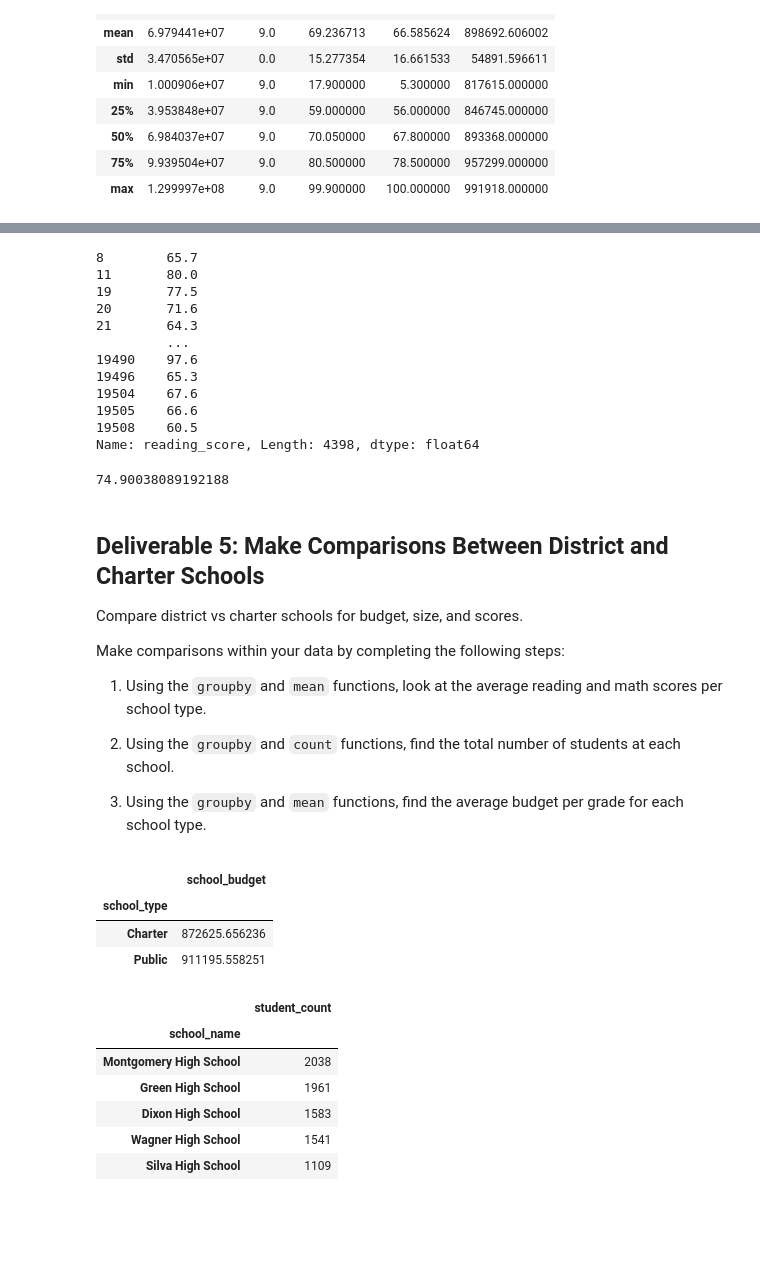
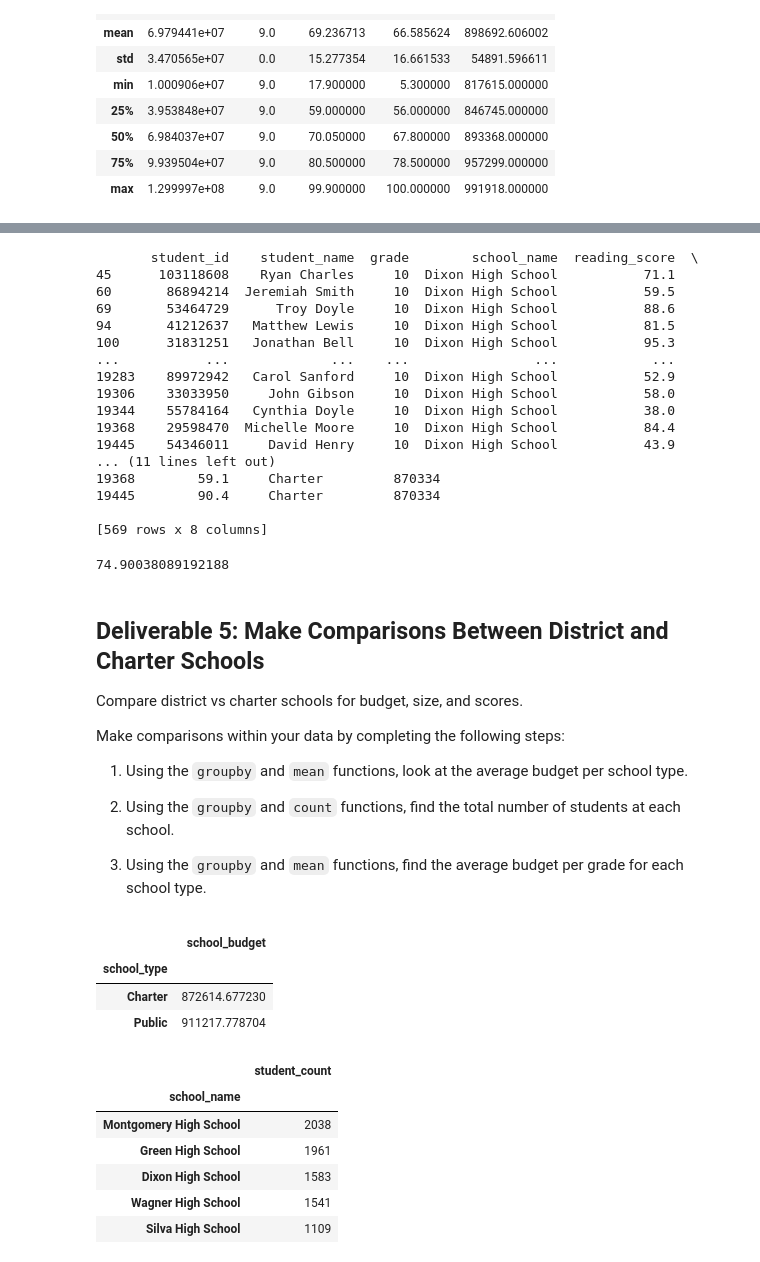
Before and after one commit to teresa-le/School-District-Analysis, a Jupyter notebook: Student_Data_Challenge.ipynb, the cells around one changed output, grey strips where cells are left out. Saved outputs shown, nothing was run; the diff lists cells and outputs as text; code cells hidden in the pictures; blank space fills up the shorter version.

Commit message:
Deliverable 4 & 5
Fixed part 4 - gr 10 and dixon high school and updated part 1 of deliverable 5

```diff
--- a/Student_Data_Challenge.ipynb
+++ b/Student_Data_Challenge.ipynb
@@ -246,27 +246,30 @@ min_reading_row
 | 3706 | 81758630 | Matthew Thomas | 10 | Dixon High School | 10.5 | 58.4 | Charter | 870334 |
 # %%
 # Use loc with conditionals to select all reading scores from 10th graders at Dixon High School.
-
-# Locate rows where students are in grade 10
-gr_10 = student_df.loc[student_df['grade'].isin([10])]
+gr_10 = student_df.loc[student_df['grade'].isin([10]) & student_df['school_name'].isin(['Dixon High School'])]
 
 # Select and display the reading scores
 reading_score_gr_10 = gr_10['reading_score']
 
-print(reading_score_gr_10)
+print(gr_10)
 # %% [output]
-8        65.7
-11       80.0
-19       77.5
-20       71.6
-21       64.3
-         ...
-19490    97.6
-19496    65.3
-19504    67.6
-19505    66.6
-19508    60.5
-Name: reading_score, Length: 4398, dtype: float64
+       student_id    student_name  grade        school_name  reading_score  \
+45      103118608    Ryan Charles     10  Dixon High School           71.1
+60       86894214  Jeremiah Smith     10  Dixon High School           59.5
+69       53464729      Troy Doyle     10  Dixon High School           88.6
+94       41212637   Matthew Lewis     10  Dixon High School           81.5
+100      31831251   Jonathan Bell     10  Dixon High School           95.3
+...           ...             ...    ...                ...            ...
+19283    89972942   Carol Sanford     10  Dixon High School           52.9
+19306    33033950     John Gibson     10  Dixon High School           58.0
+19344    55784164   Cynthia Doyle     10  Dixon High School           38.0
+19368    29598470  Michelle Moore     10  Dixon High School           84.4
+19445    54346011     David Henry     10  Dixon High School           43.9
+... (11 lines left out)
+19368        59.1     Charter         870334
+19445        90.4     Charter         870334
+
+[569 rows x 8 columns]
 # %%
 # Find the mean reading score for all students in grades 11 and 12 combined.
 
@@ -286,18 +289,21 @@ Compare district vs charter schools for budget, size, and scores.
 
 Make comparisons within your data by completing the following steps:
 
-1. Using the `groupby` and `mean` functions, look at the average reading and math scores per school type.
+1. Using the `groupby` and `mean` functions, look at the average budget per school type.
 
 1. Using the `groupby` and `count` functions, find the total number of students at each school.
 
 2. Using the `groupby` and `mean` functions, find the average budget per grade for each school type.
 # %%
-# Use groupby and mean to find the average reading and math scores for each school type.
+# Use groupby and mean to find the average budget for each school type.
+grouped_schools_df = student_df.groupby('school_type')
+
+grouped_schools_df[['school_budget']].mean()
 # %% [output]
 |  | school_budget |
 | school_type |  |
-| Charter | 872625.656236 |
-| Public | 911195.558251 |
+| Charter | 872614.677230 |
+| Public | 911217.778704 |
 # %%
 # Use the `groupby`, `count`, and `sort_values` functions to find the
 # total number of students at each school and sort from most students to least students.
```
Also changed, not shown: parts of 2 cells of this notebook.
